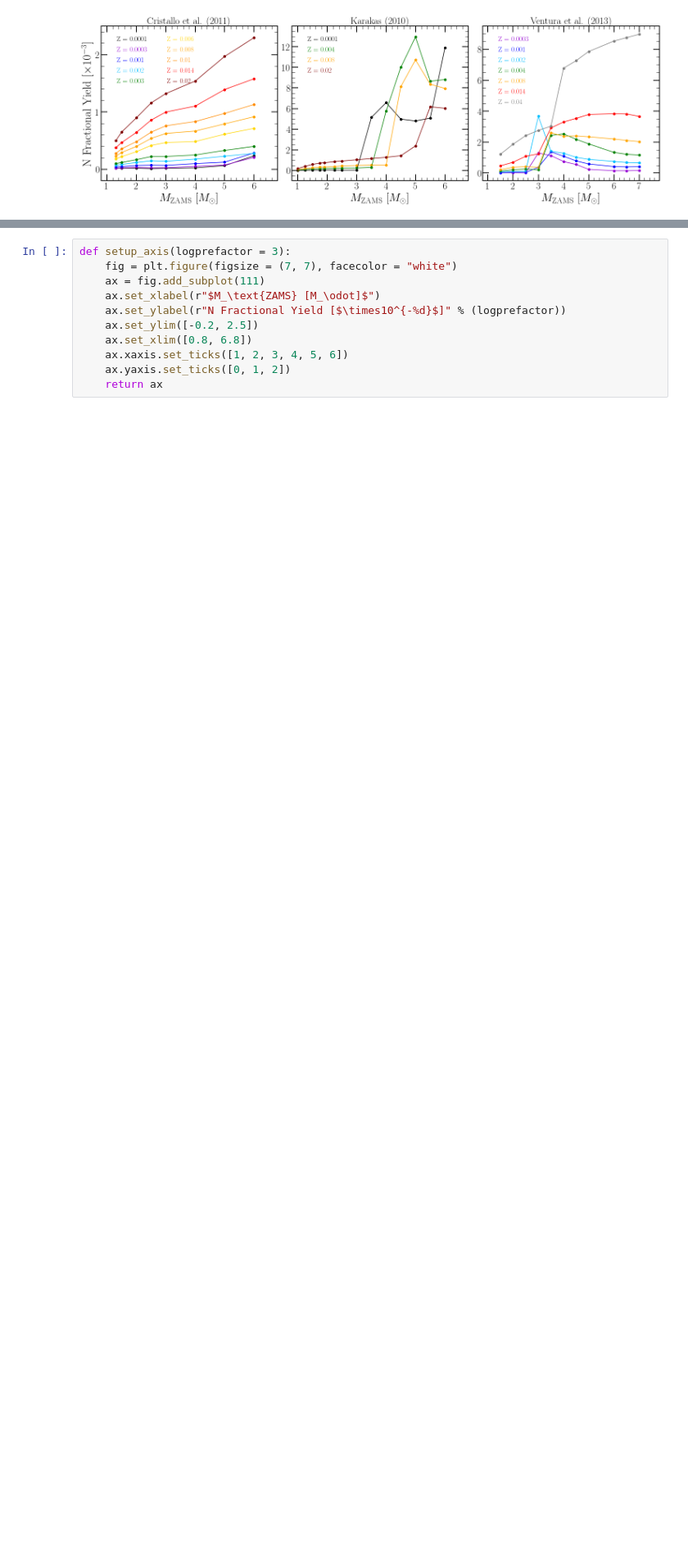
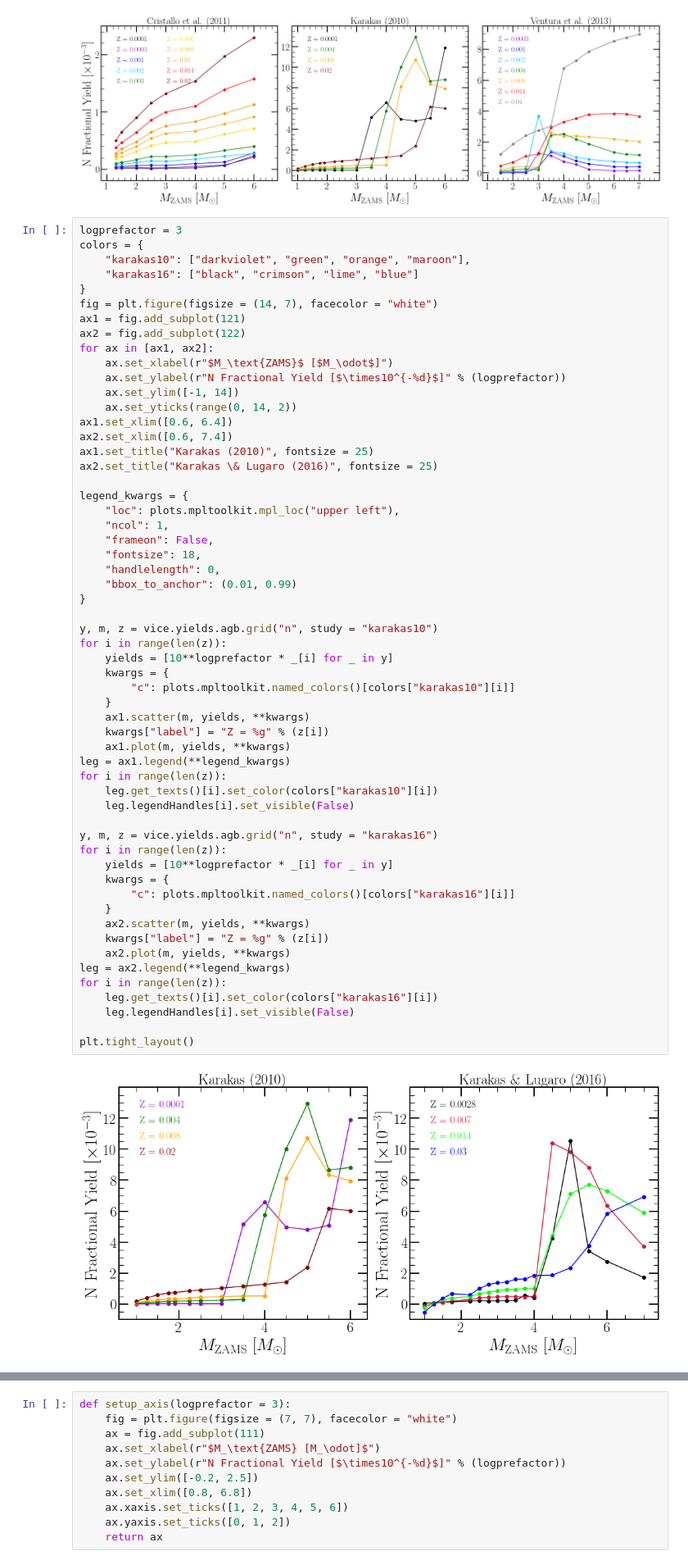
Before and after one commit to giganano/AGBmigration, a Jupyter notebook: notebooks/yields.ipynb, the cells around one changed output, grey strips where cells are left out. Shown at 82% size. Drawn from its saved outputs; the diff is of its cells as text; blank space fills up the shorter version.

```diff
--- a/notebooks/yields.ipynb
+++ b/notebooks/yields.ipynb
@@ -192,6 +192,65 @@ plt.tight_layout()
 for ext in ["pdf", "png"]: plt.savefig("n_agb_yields.%s" % (ext))
 # %% [output]
 [figure]
+# %%
+logprefactor = 3
+colors = {
+    "karakas10": ["darkviolet", "green", "orange", "maroon"],
+    "karakas16": ["black", "crimson", "lime", "blue"]
+}
+fig = plt.figure(figsize = (14, 7), facecolor = "white")
+ax1 = fig.add_subplot(121)
+ax2 = fig.add_subplot(122)
+for ax in [ax1, ax2]:
+    ax.set_xlabel(r"$M_\text{ZAMS}$ [$M_\odot$]")
+    ax.set_ylabel(r"N Fractional Yield [$\times10^{-%d}$]" % (logprefactor))
+    ax.set_ylim([-1, 14])
+    ax.set_yticks(range(0, 14, 2))
+ax1.set_xlim([0.6, 6.4])
+ax2.set_xlim([0.6, 7.4])
+ax1.set_title("Karakas (2010)", fontsize = 25)
+ax2.set_title("Karakas \& Lugaro (2016)", fontsize = 25)
+
+legend_kwargs = {
+    "loc": plots.mpltoolkit.mpl_loc("upper left"),
+    "ncol": 1,
+    "frameon": False,
+    "fontsize": 18,
+    "handlelength": 0,
+    "bbox_to_anchor": (0.01, 0.99)
+}
+
+y, m, z = vice.yields.agb.grid("n", study = "karakas10")
+for i in range(len(z)):
+    yields = [10**logprefactor * _[i] for _ in y]
+    kwargs = {
+        "c": plots.mpltoolkit.named_colors()[colors["karakas10"][i]]
+    }
+    ax1.scatter(m, yields, **kwargs)
+    kwargs["label"] = "Z = %g" % (z[i])
+    ax1.plot(m, yields, **kwargs)
+leg = ax1.legend(**legend_kwargs)
+for i in range(len(z)):
+    leg.get_texts()[i].set_color(colors["karakas10"][i])
+    leg.legendHandles[i].set_visible(False)
+
+y, m, z = vice.yields.agb.grid("n", study = "karakas16")
+for i in range(len(z)):
+    yields = [10**logprefactor * _[i] for _ in y]
+    kwargs = {
+        "c": plots.mpltoolkit.named_colors()[colors["karakas16"][i]]
+    }
+    ax2.scatter(m, yields, **kwargs)
+    kwargs["label"] = "Z = %g" % (z[i])
+    ax2.plot(m, yields, **kwargs)
+leg = ax2.legend(**legend_kwargs)
+for i in range(len(z)):
+    leg.get_texts()[i].set_color(colors["karakas16"][i])
+    leg.legendHandles[i].set_visible(False)
+
+plt.tight_layout()
+# %% [output]
+[figure, added]
 # %%
 logprefactor = {
     "c": 2,
```
Also changed, not shown: 15 other files.
